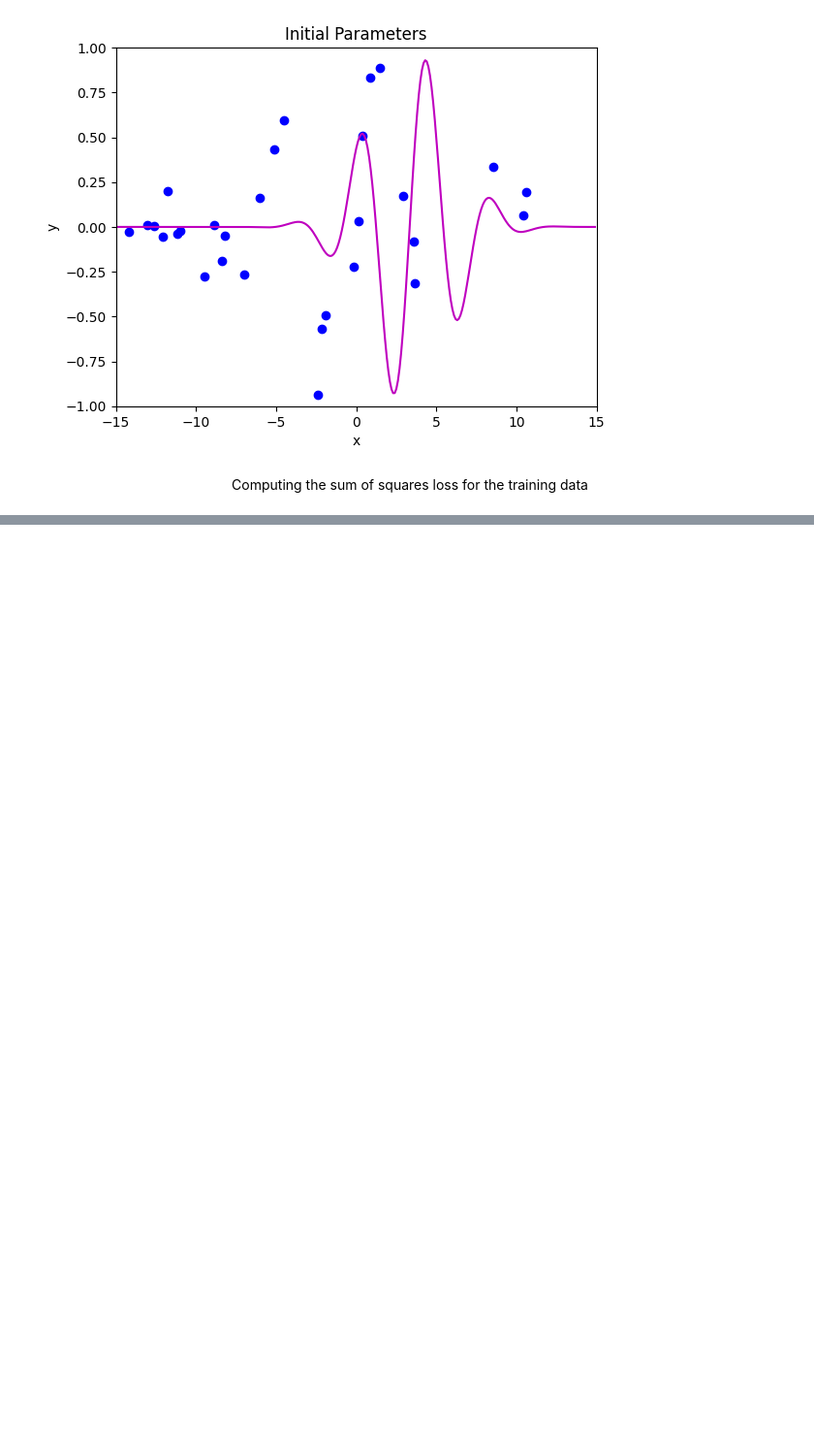
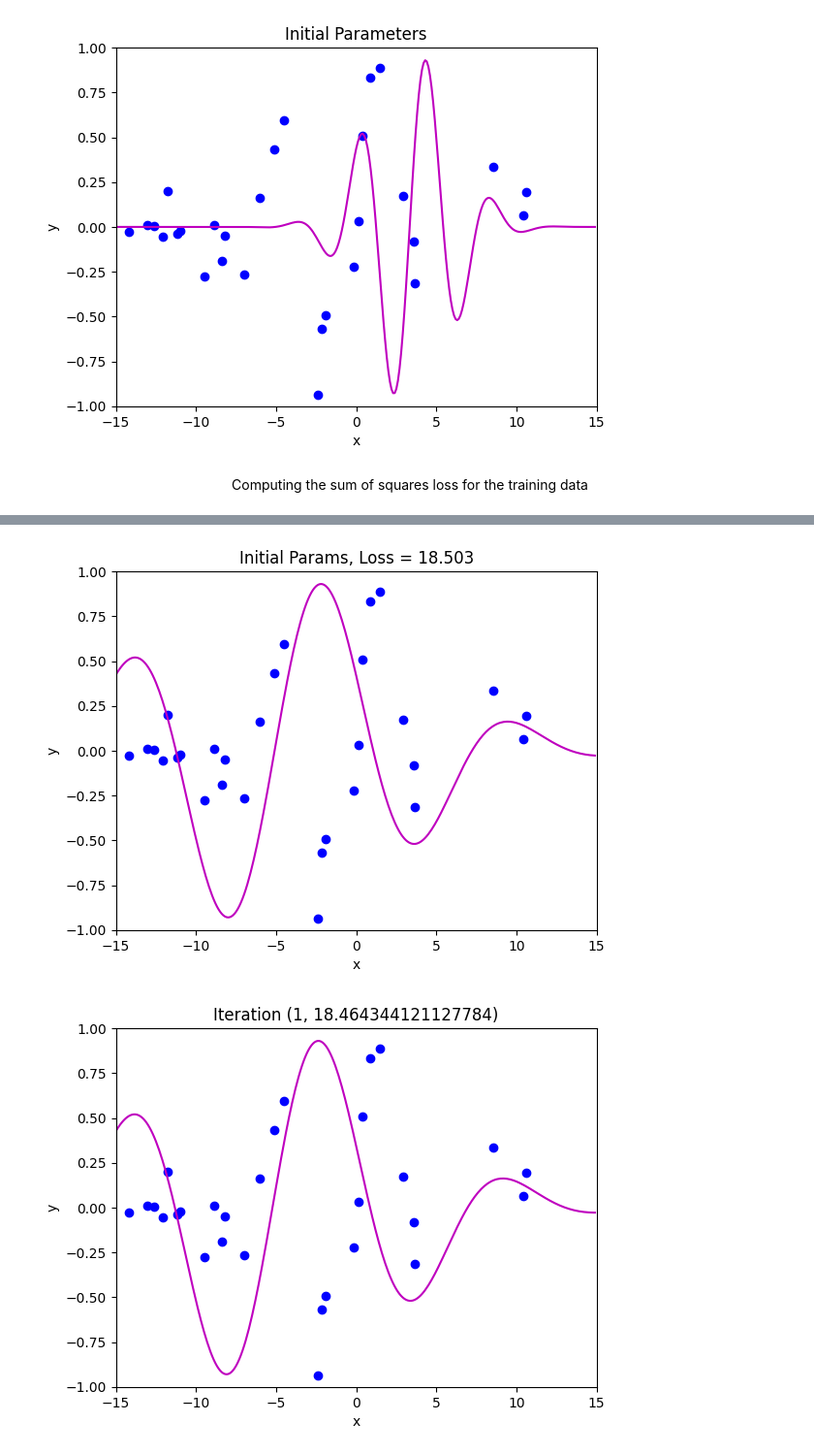
Before and after one commit to eo1989/mkt_notes_general, a Jupyter notebook: L2_regularization.ipynb, the cells around one changed output, grey strips where cells are left out. Shown at 97% size. Saved outputs shown, nothing was run; the diff lists cells and outputs as text; code cells hidden in the pictures; blank space fills up the shorter version.

```diff
--- a/L2_regularization.ipynb
+++ b/L2_regularization.ipynb
@@ -155,0 +302,47 @@ $$
+# %%
+def dldphi0(phi, _lambda):
+    # TODO compute the derivative wrt phi0
+    # deriv = 0
+    return 0
+
+
+def dldphi1(phi, _lambda):
+    # TODO compute the derivative wrt phi1
+    # deriv = 0
+    return 0
+# %%
+def compute_gradient2(_datax, _datay, phi, _lambda):
+    dl_dphi0 = gabor_deriv_phi0(_datax, _datay, phi[0], phi[1]) + dldphi0(np.squeeze(phi), _lambda)
+    dl_dphi1 = gabor_deriv_phi0(_datax, _datay, phi[0], phi[1]) + dldphi1(np.squeeze(phi), _lambda)
+    return np.array([[dl_dphi0], [dl_dphi1]])
+
+
+def gradient_descent_step2(phi, _lambda, _data, model):
+    gradient = compute_gradient2(_data[0, :], _data[1, :], phi, _lambda)
+    alpha = 0.1
+    # phi = phi - alpha*gradient
+    return phi - alpha*gradient
+# %%
+# finally run gradient descent and draw the results
+_nsteps = 41
+phi_all = np.zeros((2, _nsteps + 1))
+phi_all[0, 0] = 2.6
+phi_all[1, 0] = 8.5
+_lambda = 0.2
+
+# measure the loss and draw the initial model
+loss = compute_loss2(_data[0, :], _data[1, :], model, phi_all[:, 0:1], _lambda)
+draw_model(_data, model, phi_all[:, 0:1], f"Initial Params, Loss = {loss:.3f}")
+
+for c_step in range(_nsteps):
+    # do gradient descent step
+    phi_all[:, c_step + 1: c_step + 2] = gradient_descent_step2(phi_all[:, c_step:c_step + 1], _lambda, _data, model)
+    # measure loss and draw model for every 8th step
+    if c_step % 8 == 0:
+        loss = compute_loss2(_data[0, :], _data[1, :], model, phi_all[:, c_step + 1:c_step + 2], _lambda)
+        draw_model(_data, model, phi_all[:, c_step + 1], f"Iteration {c_step + 1, loss}")
+
+draw_loss_function_reg(_data, model, _lambda, my_colormap, phi_all)
+# %% [output]
+[figure, added]
+[figure, added]
```
Also changed, not shown: parts of 14 cells of this notebook, 5 other files.
